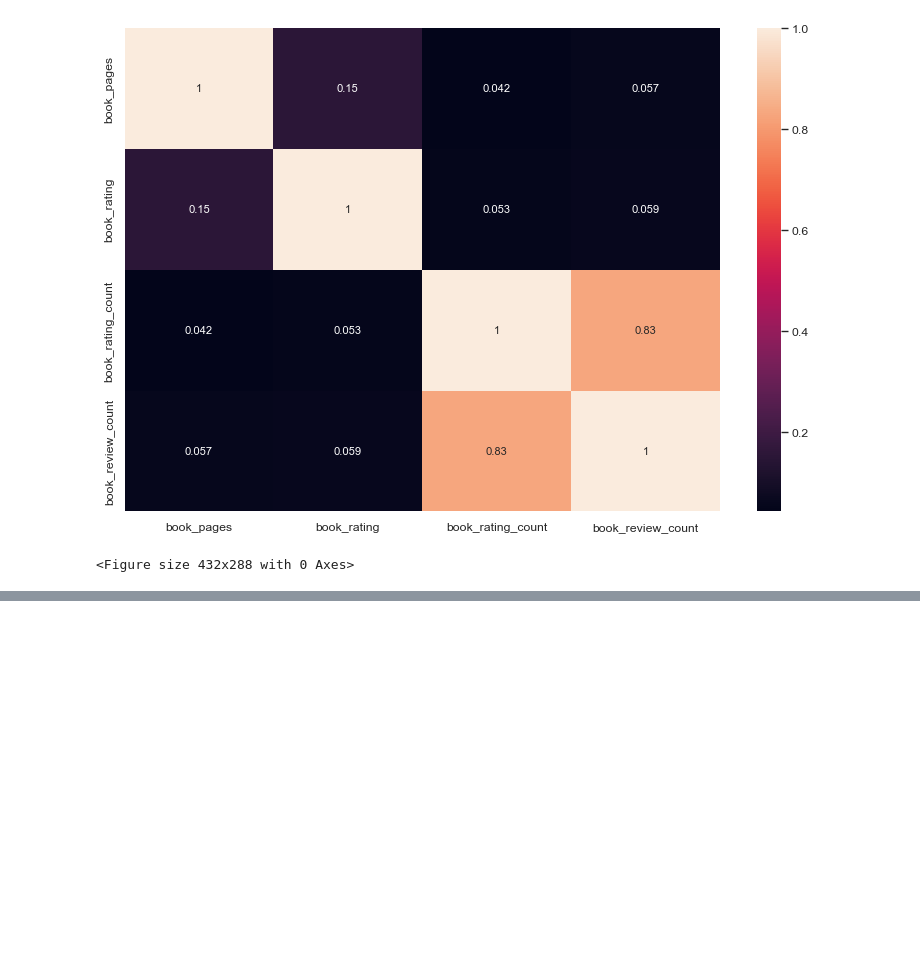
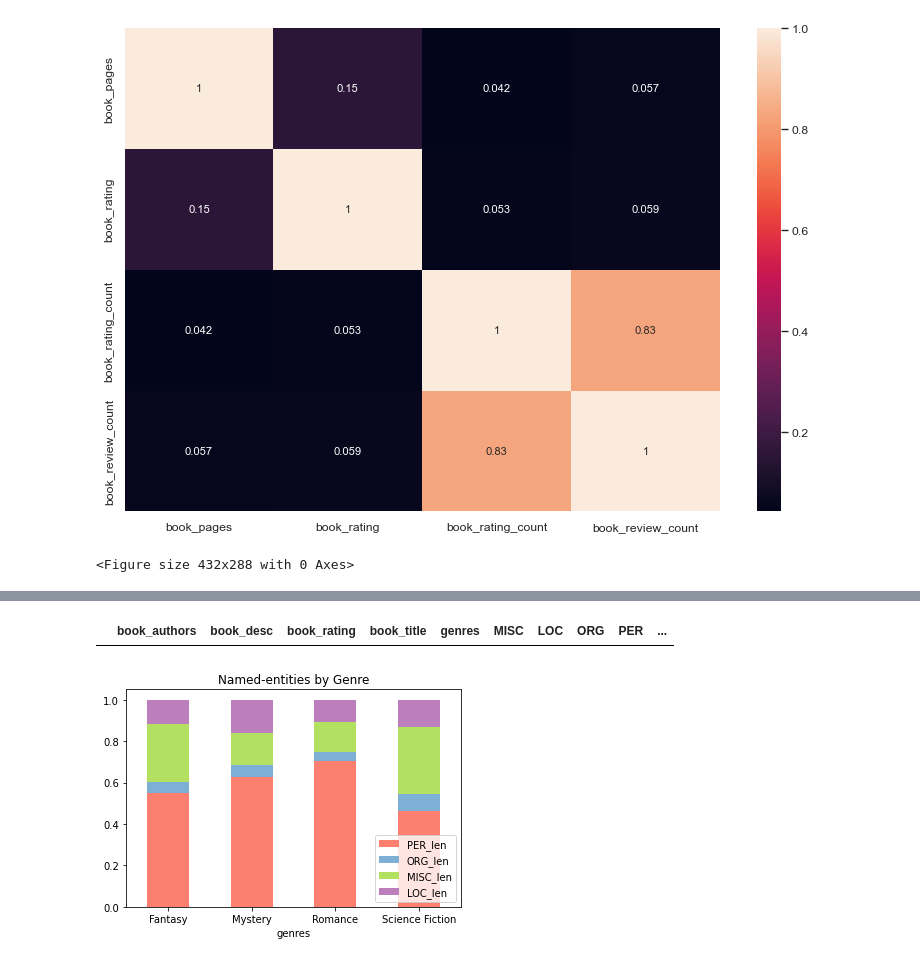
Before and after one commit to ericacau/Text-Analytics, a Jupyter notebook: Data exploration.ipynb, the cells around one changed output, grey strips where cells are left out. Cells and saved outputs as stored; diff of their text form; code cells hidden in the pictures; blank space fills up the shorter version.

```diff
--- a/Data exploration.ipynb
+++ b/Data exploration.ipynb
@@ -100,3 +61,8 @@ plt.savefig("plots/CorrMatrix.png", dpi = 80)
 # %% [output]
 [figure]
 <Figure size 432x288 with 0 Axes>
+# %%
+ner_fantasy = pd.read_csv("data/ner_fantasy.csv", index_col=0)
+ner_mistery = pd.read_csv("data/ner_mistery.csv", index_col=0)
+ner_romance = pd.read_csv("data/ner_romance.csv", index_col=0)
+ner_scifi = pd.read_csv("data/ner_scifi.csv", index_col=0)
@@ -102,0 +109,18 @@ plt.savefig("plots/CorrMatrix.png", dpi = 80)
+# %%
+ner_fantasy[ner_fantasy["book_title"] =="The Lord Of The Rings"]
+# %% [output]
+|  | book_authors | book_desc | book_rating | book_title | genres | MISC | LOC | ORG | PER | ... |
+# %%
+stacked = ner_fantasy.append([ner_mistery, ner_romance, ner_scifi])
+# %%
+clrs= ["#fd7f6f", "#7eb0d5", "#b2e061", "#bd7ebe", "#ffb55a", "#ffee65", "#beb9db", "#fdcce5", "#8bd3c7"]
+customPalette = sns.set_palette(sns.color_palette(clrs))
+# %%
+grpByGenre = stacked.groupby(['genres'])['PER_len','ORG_len','MISC_len', 'LOC_len'].aggregate(np.sum)
+genre_norm = grpByGenre.div(grpByRole.sum(1).astype(float), axis=0)
+ax = genre_norm.plot(kind = 'bar', stacked = True, colormap = customPalette,
+ title = 'Named-entities by Genre', rot = 0)
+plt.legend(loc='lower right')# bbox_to_anchor=(1.0, 0.5))
+plt.savefig("plots/NER_genre.png")
+# %% [output]
+[figure, added]
```
Also changed, not shown: parts of 13 cells of this notebook, 19 other files.
